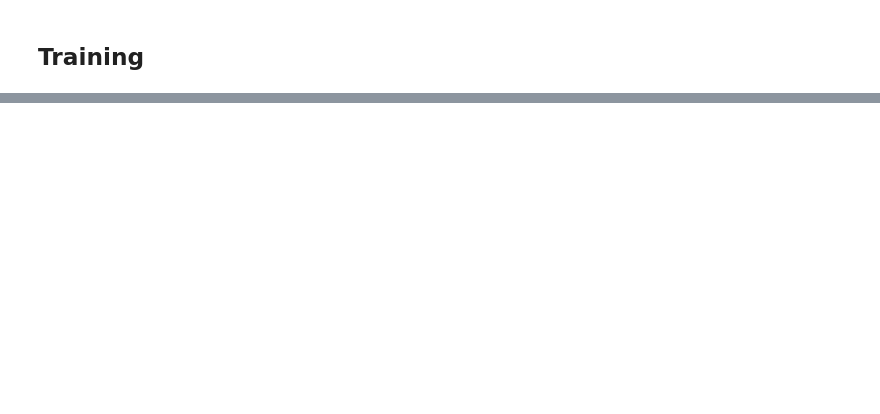
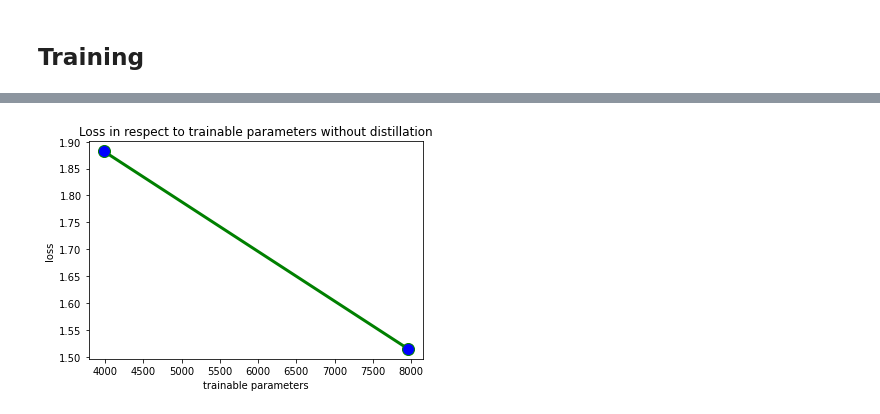
Before and after one commit to JonasMht/TER_CNN_Compression, a Jupyter notebook: Distilling/General.ipynb, the cells around one changed output, grey strips where cells are left out. Cells and saved outputs as stored; diff of their text form; code cells hidden in the pictures; blank space fills up the shorter version.

```diff
--- a/Distilling/General.ipynb
+++ b/Distilling/General.ipynb
@@ -333,12 +362,12 @@ def load_generic_model(model, path=""):
 
 def load_student_model():
     # STUDENT
-    return load_generic_model(model.StudentNetworkSmall())
+    return load_generic_model(StudentNetworkSmall())
 
 
 def load_teacher_model():
     # TEACHER
-    return load_generic_model(model.TeacherNetwork())
+    return load_generic_model(TeacherNetwork())
 
 # Other
 
@@ -379,7 +426,7 @@ def trainStep(model, data, optimizer):
 	return loss, accuracy
 
 
-def validateStep(model, data):
+def testStep(model, data):
 	X, y = data
 
 	X = X.to(
@@ -410,7 +457,7 @@ def studentTrainStepDistillationMNIST(model, data, optimizer):
 	y = y.to(
 		device=device, dtype=torch.long)
 
-	T = 1.0  # temperature for distillation loss
+	T = 0.85  # temperature for distillation loss
 	# Using a higher value for T produces a softer probability distribution over classes
 	alpha = 1.0
 	# trade-off between soft-target (st) cross-entropy and true-target (tt) cross-entropy;
@@ -656,0 +650,2 @@ Completed training batch 3 Training Loss is: 0.3264 Validation Loss is: 0.3146 A
+# %%
+n_epochs = 10
@@ -656,0 +682,4 @@ Completed training batch 3 Training Loss is: 0.3264 Validation Loss is: 0.3146 A
+# %%
+def get_trainable_param(model):
+    model_parameters = filter(lambda p: p.requires_grad, model.parameters())
+    return sum([np.prod(p.size()) for p in model_parameters])
@@ -656,0 +715,71 @@ Completed training batch 3 Training Loss is: 0.3264 Validation Loss is: 0.3146 A
+# %%
+### WITHOUT DISTILLATION
+
+# plotting the points
+plt.plot(param_1, loss_1, color='green', linewidth = 3,
+         marker='o', markerfacecolor='blue', markersize=12)
+
+# naming the x axis
+plt.xlabel('trainable parameters')
+# naming the y axis
+plt.ylabel('loss')
+
+# giving a title to my graph
+plt.title('Loss in respect to trainable parameters without distillation')
+
+# function to show the plot
+plt.show()
+
+
+
+# plotting the points
+plt.plot(param_1, acc_1, color='red', linewidth = 3,
+         marker='o', markerfacecolor='blue', markersize=12)
+
+# naming the x axis
+plt.xlabel('trainable parameters')
+# naming the y axis
+plt.ylabel('accuracy')
+
+# giving a title to my graph
+plt.title('Accuracy in respect to trainable parameters without distillation')
+
+# function to show the plot
+plt.show()
+
+
+### WITH DISTILLATION
+
+# plotting the points
+plt.plot(param_2, loss_2, color='green', linewidth = 3,
+         marker='o', markerfacecolor='red', markersize=12)
+
+# naming the x axis
+plt.xlabel('trainable parameters')
+# naming the y axis
+plt.ylabel('loss')
+
+# giving a title to my graph
+plt.title('Loss in respect to trainable parameters with distillation')
+
+# function to show the plot
+plt.show()
+
+
+
+# plotting the points
+plt.plot(param_2, acc_2, color='red', linewidth = 3,
+         marker='o', markerfacecolor='red', markersize=12)
+
+# naming the x axis
+plt.xlabel('trainable parameters')
+# naming the y axis
+plt.ylabel('accuracy')
+
+# giving a title to my graph
+plt.title('Accuracy in respect to trainable parameters with distillation')
+
+# function to show the plot
+plt.show()
+# %% [output]
+[figure, added]
```
Also changed, not shown: parts of 15 cells of this notebook, 49 other files.
